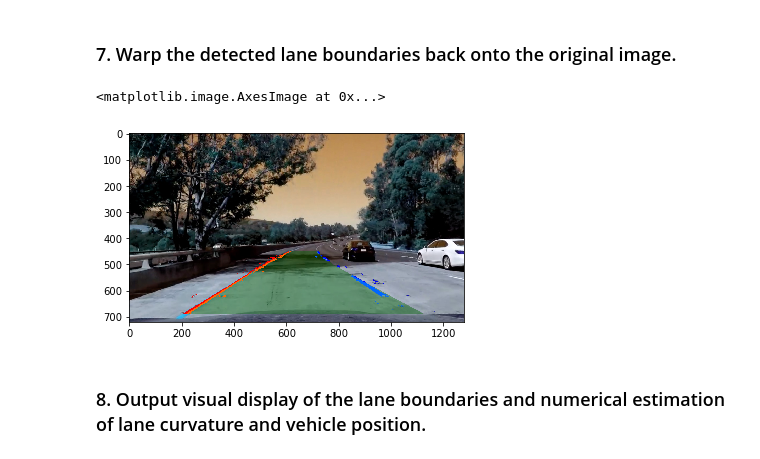
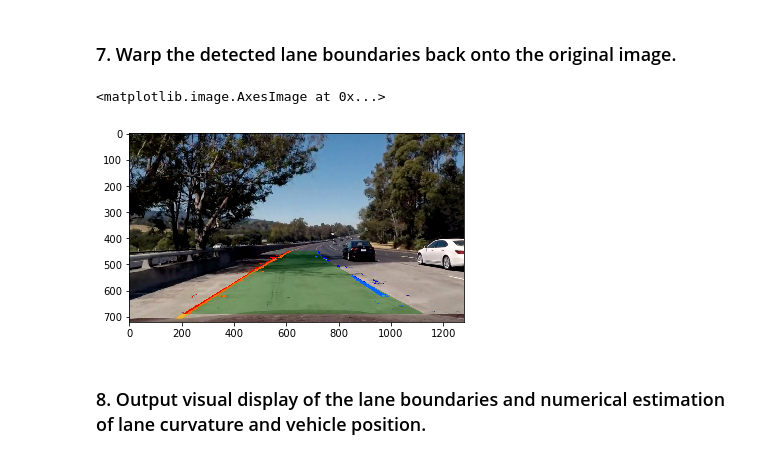
Before and after one commit to EvanWY/CarND-Advanced-Lane-Lines, a Jupyter notebook: advance_lane_lines.ipynb, the cells around one changed output. Drawn from its saved outputs; the diff is of its cells as text; code cells hidden in the pictures.

Commit message:
plot

```diff
--- a/advance_lane_lines.ipynb
+++ b/advance_lane_lines.ipynb
@@ -384,35 +384,35 @@ def overlayImg(img, laneInfo):
     window_img = np.zeros_like(out_img)
     # Color in left and right line pixels
     out_img[laneInfo.nonzeroy[laneInfo.left_lane_inds], laneInfo.nonzerox[laneInfo.left_lane_inds]] = [255, 0, 0]
     out_img[laneInfo.nonzeroy[laneInfo.right_lane_inds], laneInfo.nonzerox[laneInfo.right_lane_inds]] = [0, 0, 255]
 
     ploty = np.linspace(0, img.shape[0]-1, img.shape[0] )
     left_fitx = laneInfo.left_fit[0]*ploty**2 + laneInfo.left_fit[1]*ploty + laneInfo.left_fit[2]
     right_fitx = laneInfo.right_fit[0]*ploty**2 + laneInfo.right_fit[1]*ploty + laneInfo.right_fit[2]
     left_line_window = np.array([np.transpose(np.vstack([left_fitx, ploty]))])
     right_line_window = np.array([np.flipud(np.transpose(np.vstack([right_fitx, ploty])))])
     lane_pts = np.hstack((left_line_window, right_line_window))
 
     cv2.fillPoly(window_img, np.int_([lane_pts]), (0,255, 0))
     result = cv2.addWeighted(out_img, 1, window_img, 0.4, 0)
     result_warpped = cv2.warpPerspective(result, np.linalg.inv(M), (result.shape[1], result.shape[0]), flags=cv2.INTER_LINEAR)
     #result_merge = cv2.addWeighted(img[:,:,::-1], 1, result_warpped, 1, 0)
     mean_overlay = np.max(result_warpped, axis = 2) / 255.0
     overlay_mask = np.dstack([mean_overlay,mean_overlay,mean_overlay])
     result_merge = (img * (1-overlay_mask) + result_warpped * overlay_mask).astype(np.uint8)
 
     return result_merge
     #plt.imshow(result_merge)
     # plt.plot(np.mean(result_warpped, axis = 3, ploty, color='yellow')
     # plt.plot(right_fitx, ploty, color='yellow')
     # plt.xlim(0, 1280)
     # plt.ylim(720, 0)
 
-result_merge = overlayImg(img, info)
+result_merge = overlayImg(img[...,::-1], info)
 plt.imshow(result_merge)
 # %% [output]
 <matplotlib.image.AxesImage at 0x...>
-[figure, old version]
+[figure, new version]
 # %% [markdown]
 ### 8. Output visual display of the lane boundaries and numerical estimation of lane curvature and vehicle position.
 # %%
```
Also changed, not shown: 2 other files.
